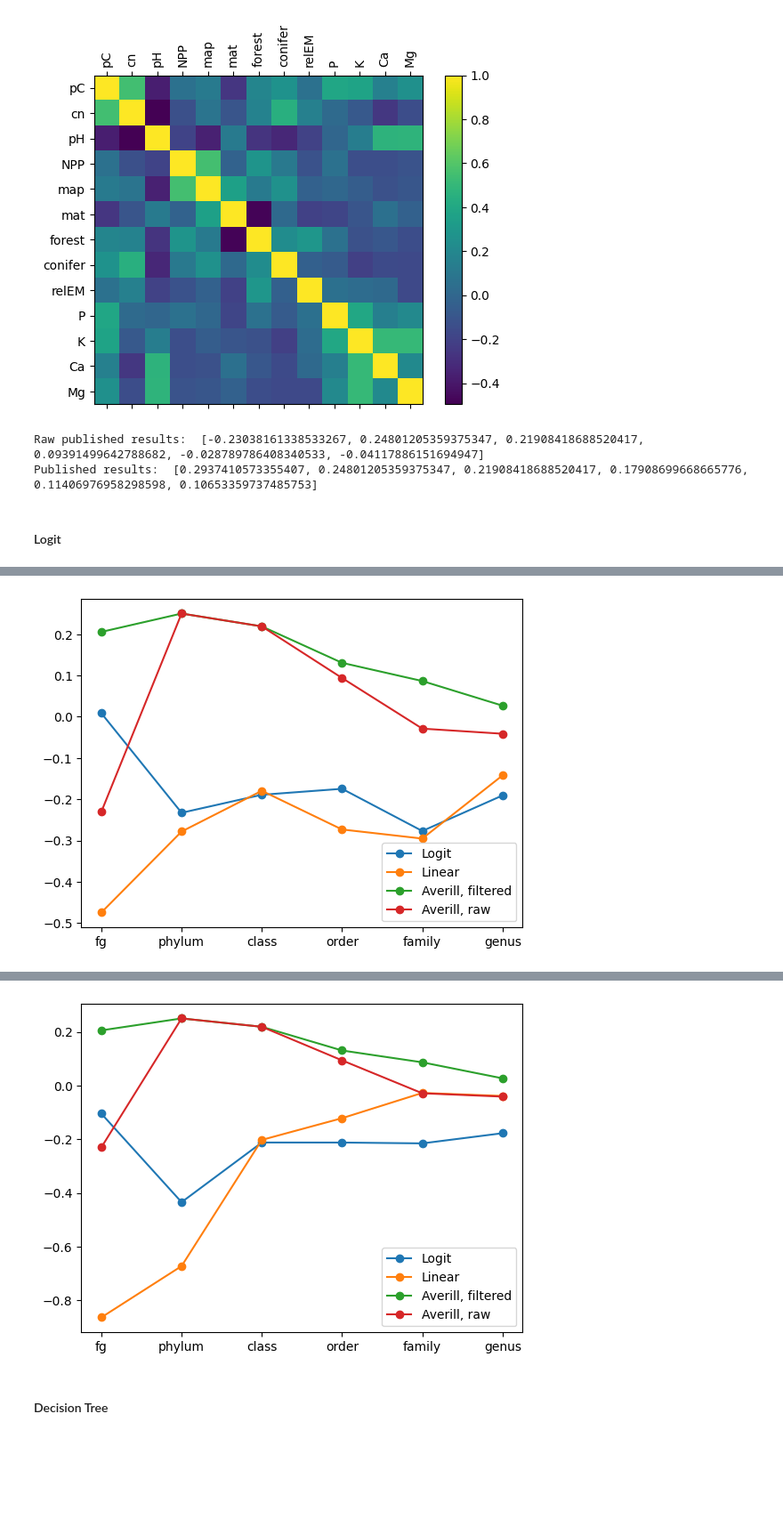
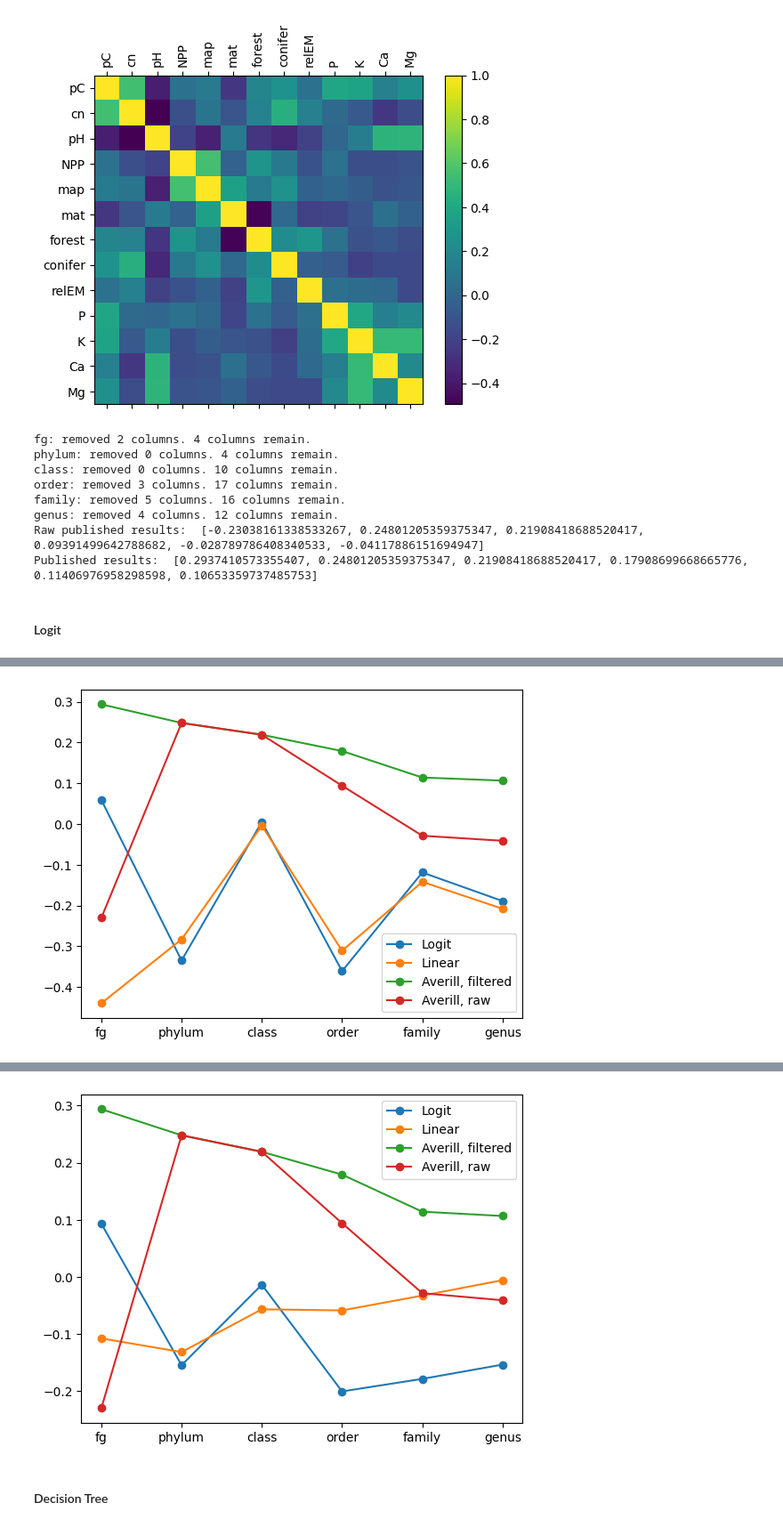
Before and after one commit to Vincent-Therrien/micropyome, a Jupyter notebook: demos/regressions.ipynb, the cells around one changed output, grey strips where cells are left out. Shown at 89% size. Saved outputs shown, nothing was run; the diff lists cells and outputs as text; code cells hidden in the pictures; blank space fills up the shorter version.

```diff
--- a/demos/regressions.ipynb
+++ b/demos/regressions.ipynb
@@ -155,6 +163,8 @@ models = {
     "k-20": KNeighborsRegressor(20),
     "k-30": KNeighborsRegressor(30),
 }
-results = regression.train_evaluate_models_multiple_taxa(models, X, Y, threshold=0.003, k_fold=5)
-graph_results(models, results)
+results, errors = regression.train_evaluate_models_multiple_taxa(models, X, Y, threshold=0.003, k_fold=5)
+graph_results(models, results, errors)
+results, errors = regression.train_evaluate_models_multiple_taxa(models, X, Y, threshold=0.003, k_fold=5, ignore="other")
+graph_results(models, results, errors)
 # %% [output]
@@ -579,0 +666,20 @@ Default GB: [0.21760059262795234, 0.535021489193567, 0.4765137304386598, 0.47028
+# %%
+results = {}
+errors = {}
+for level in regression.TAXONOMIC_LEVELS:
+    results[level] = {}
+    errors[level] = {}
+    model =  MultiOutputRegressor(GradientBoostingRegressor(**renamed_params[level]))
+    r, e = regression.train_evaluate_models(
+        {"Optimized GB": model}, X[level], Y[level], threshold=0.003, k_fold=5, ignore="other"
+    )
+    results[level]["Optimized GB"] = r["Optimized GB"]
+    errors[level]["Optimized GB"] = e["Optimized GB"]
+    model = MultiOutputRegressor(GradientBoostingRegressor())
+    r, e = regression.train_evaluate_models(
+        {"Default GB": model}, X[level], Y[level], threshold=0.003, k_fold=5, ignore="other"
+    )
+    results[level]["Default GB"] = r["Default GB"]
+    errors[level]["Default GB"] = e["Default GB"]
+
+graph_results(["Optimized GB", "Default GB"], results, errors)
@@ -622,10 +734,13 @@ published_results = []
 for level in regression.TAXONOMIC_LEVELS:
     y, y2 = Y[level], Y2[level]
     threshold = 0.012
+    a = len(y.columns)
     for column in y.columns:
         if y[column].mean() < threshold:
             y = y.drop(columns=[column])
             y2 = y2.drop(columns=[column])
+    b = len(y.columns)
+    print(f"{level}: removed {a - b} columns. {b} columns remain.")
     r = regression.r2_score_by_column(y, y2)
     published_results.append(np.mean(r))
 
@@ -633,12 +748,14 @@ print("Raw published results: ", raw_published_results)
 print("Published results: ", published_results)
 
 
-def graph_results(models: dict, results: dict):
+def graph_results(models: dict, results: dict, errors: dict):
     x = list(range(len(regression.TAXONOMIC_LEVELS)))
 
     for model in models:
-        y = [results[level][model] for level in regression.TAXONOMIC_LEVELS]
-        print(f"{model}: {y}")
+        y = [round(results[level][model], 3) for level in regression.TAXONOMIC_LEVELS]
+        e = [round(errors[level][model], 3) for level in regression.TAXONOMIC_LEVELS]
+        c = [f"{f_} ± {e_}" for f_, e_ in zip(y, e)]
+        print(f"{model}: {c}")
         plt.plot(x, y, "-o", label=model)
 
     plt.plot(x, published_results, "-o", label="Averill, filtered")
@@ -655,6 +772,12 @@ custom_r2_scorer = make_scorer(
     lambda o, p: np.mean(regression.r2_score_by_column(o, p)), greater_is_better=True
 )
 # %% [output]
+fg: removed 2 columns. 4 columns remain.
+phylum: removed 0 columns. 4 columns remain.
+class: removed 0 columns. 10 columns remain.
+order: removed 3 columns. 17 columns remain.
+family: removed 5 columns. 16 columns remain.
+genus: removed 4 columns. 12 columns remain.
 Raw published results:  [-0.23038161338533267, 0.24801205359375347, 0.21908418688520417, 0.09391499642788682, -0.028789786408340533, -0.04117886151694947]
 Published results:  [0.2937410573355407, 0.24801205359375347, 0.21908418688520417, 0.17908699668665776, 0.11406976958298598, 0.10653359737485753]
 # %% [markdown]
@@ -676,8 +799,8 @@ models = {
     "Logit": LogitRegression(),
     "Linear": LinearRegression()
 }
-results = regression.train_evaluate_models_multiple_taxa(models, X, Y, k_fold=5)
-graph_results(models, results)
-results = regression.train_evaluate_models_multiple_taxa(models, X, Y, threshold=0.01, k_fold=5)
-graph_results(models, results)
+results, errors = regression.train_evaluate_models_multiple_taxa(models, X, Y, k_fold=5)
+graph_results(models, results, errors)
+results, errors = regression.train_evaluate_models_multiple_taxa(models, X, Y, threshold=0.01, k_fold=5)
+graph_results(models, results, errors)
 # %% [output]
@@ -701 +809 @@ Linear: [-0.474638992198576, -0.27829304198146515, -0.17948843084139116, -0.2733
-[figure, old version]
+[figure, new version]
@@ -719,4 +812,4 @@ Linear: [-0.864258817023541, -0.6729105111643735, -0.20257406536847622, -0.12157
-[figure, old version]
+[figure, new version]
 # %% [markdown]
 #### Decision Tree
 # %%
```
Also changed, not shown: parts of 48 cells of this notebook, 12 other files.
